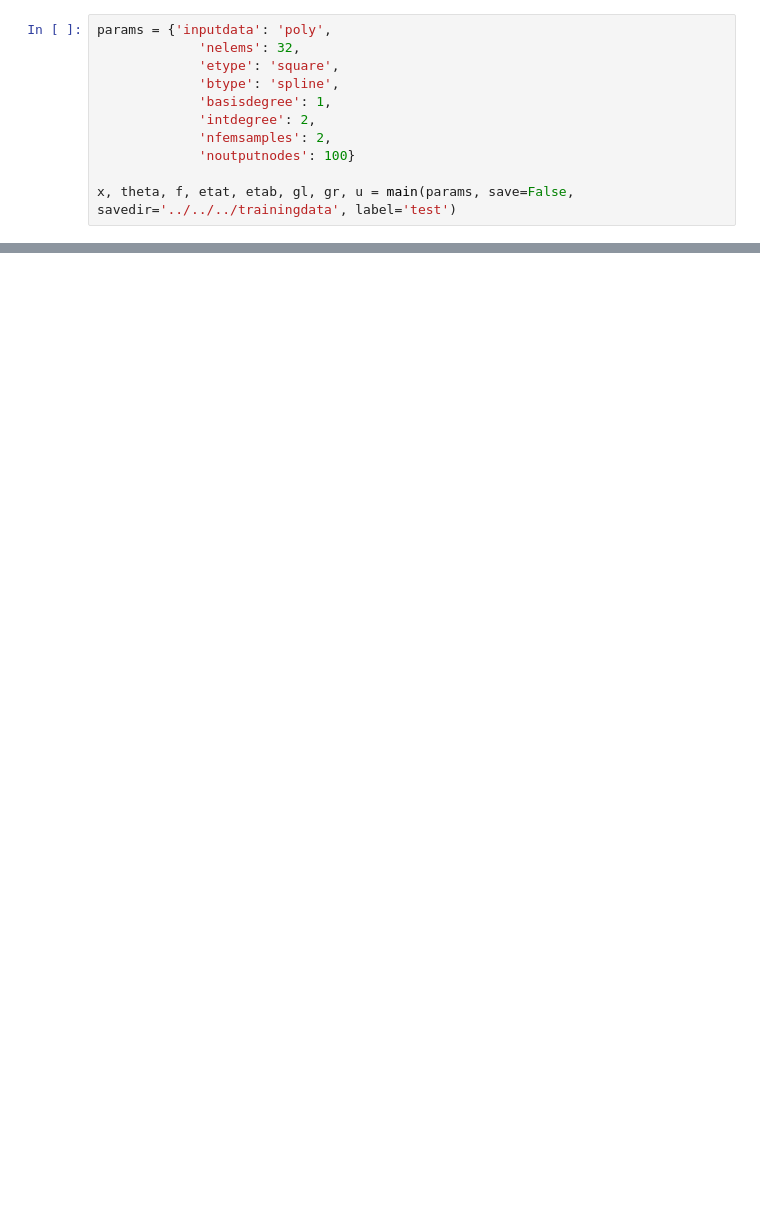
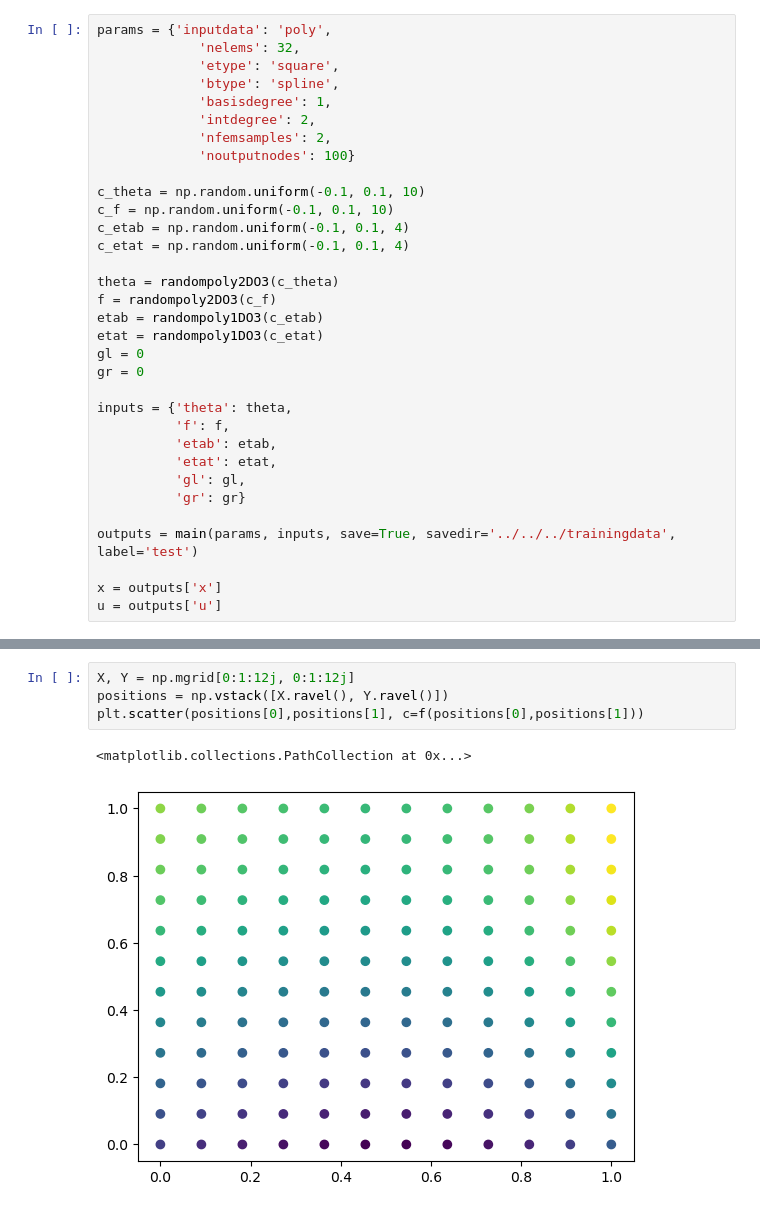
Before and after one commit to JoostHMPrins/ngo, a Jupyter notebook: developnotebooks/runpoisson.ipynb, the cells around one changed output, grey strips where cells are left out. Drawn from its saved outputs; the diff is of its cells as text; blank space fills up the shorter version.

```diff
--- a/developnotebooks/runpoisson.ipynb
+++ b/developnotebooks/runpoisson.ipynb
@@ -20,7 +19,29 @@ params = {'inputdata': 'poly',
              'nfemsamples': 2,
              'noutputnodes': 100}
 
-x, theta, f, etat, etab, gl, gr, u = main(params, save=False, savedir='../../../trainingdata', label='test')
+c_theta = np.random.uniform(-0.1, 0.1, 10)
+c_f = np.random.uniform(-0.1, 0.1, 10)
+c_etab = np.random.uniform(-0.1, 0.1, 4)
+c_etat = np.random.uniform(-0.1, 0.1, 4)
+
+theta = randompoly2DO3(c_theta)
+f = randompoly2DO3(c_f)
+etab = randompoly1DO3(c_etab)
+etat = randompoly1DO3(c_etat)
+gl = 0
+gr = 0
+
+inputs = {'theta': theta,
+          'f': f,
+          'etab': etab,
+          'etat': etat,
+          'gl': gl,
+          'gr': gr}
+
+outputs = main(params, inputs, save=True, savedir='../../../trainingdata', label='test')
+
+x = outputs['x']
+u = outputs['u']
 # %% [output]
 optimize > constrained 66/1089 dofs
 optimize > optimum value 0.00e+00
@@ -29,0 +114,7 @@ solve > solver returned with residual 4e-17
+# %%
+X, Y = np.mgrid[0:1:12j, 0:1:12j]
+positions = np.vstack([X.ravel(), Y.ravel()])
+plt.scatter(positions[0],positions[1], c=f(positions[0],positions[1]))
+# %% [output]
+<matplotlib.collections.PathCollection at 0x...>
+[figure, added]
```
Also changed, not shown: parts of 8 cells of this notebook.
